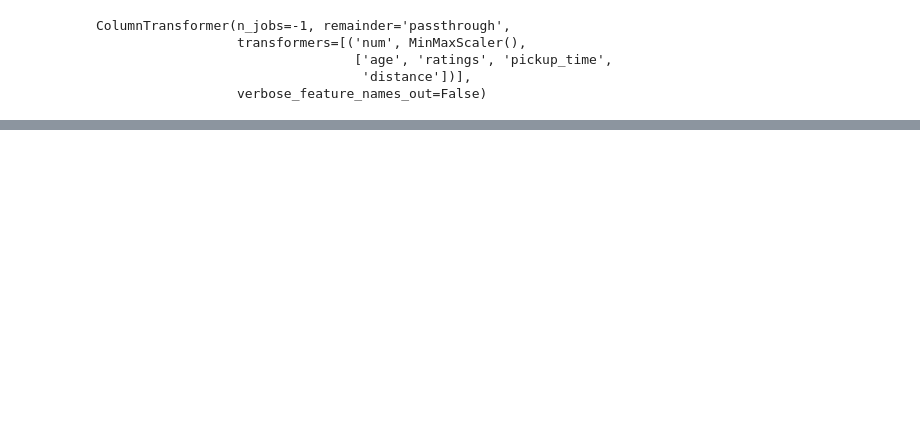
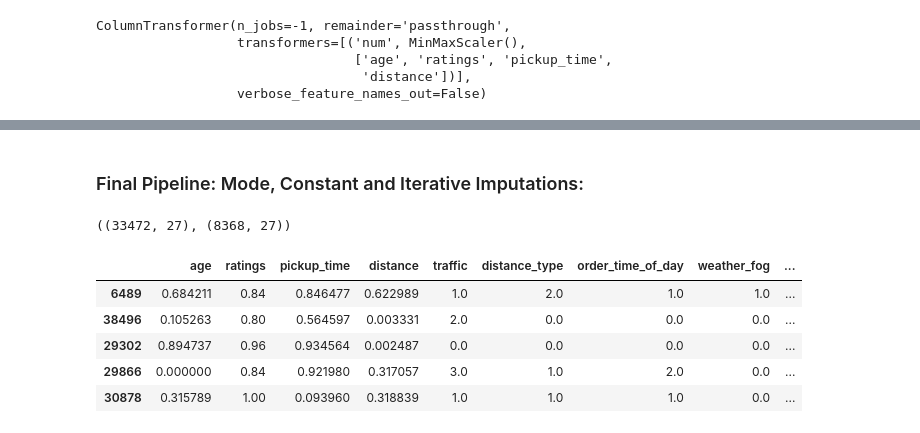
Before and after one commit to PriyanshuMewal/delivery-time-prediction, a Jupyter notebook: notebooks/baseline_experiment.ipynb, the cells around one changed output, grey strips where cells are left out. Saved outputs shown, nothing was run; the diff lists cells and outputs as text; code cells hidden in the pictures; blank space fills up the shorter version.

```diff
--- a/notebooks/baseline_experiment.ipynb
+++ b/notebooks/baseline_experiment.ipynb
@@ -713,0 +720,8 @@ Fitting 5 folds for each of 42 candidates, totalling 210 fits
+# %%
+pipe = Pipeline(steps=[
+    ("impute_cat", impute_categorical_const),
+    ("trf_cat", trf_categorical),
+    ("model", XGBRegressor())
+])
+
+pipe.fit(X_train, y_train)
@@ -713,0 +963,46 @@ Fitting 5 folds for each of 42 candidates, totalling 210 fits
+# %% [markdown]
+### Final Pipeline: Mode, Constant and Iterative Imputations:
+# %%
+lgb_estimator = LGBMRegressor(
+    n_estimators=300, max_depth=-1,
+    learning_rate=0.05, num_leaves=31,
+    subsample=0.8, colsample_bytree=0.8,
+    random_state=42
+)
+
+impute_numerical_iterative = ColumnTransformer(transformers=[
+   ("iterative", IterativeImputer(estimator=lgb_estimator, max_iter=15), num_cols)
+], remainder="passthrough", n_jobs=-1, verbose_feature_names_out=False)
+
+final_preprocessing = Pipeline(steps=[
+    ("impute_cat", impute_categorical_const),
+    ("trf_cat", trf_categorical),
+    ("impute_num", impute_numerical_iterative),
+    ("trf_num", trf_numerical),
+])
+
+processed_X_train = final_preprocessing.fit_transform(X_train)
+processed_X_test = final_preprocessing.transform(X_test)
+# %%
+scaler = StandardScaler()
+
+y_train_scaled = pd.Series(scaler.fit_transform(y_train.values.reshape(y_train.shape[0], 1)).values.ravel(),
+                           index=y_train.index, name=y_train.name)
+y_test_scaled = pd.Series(scaler.transform(y_test.values.reshape(y_test.shape[0], 1)).values.ravel(),
+                           index=y_test.index, name=y_test.name)
+# %%
+processed_X_train["time"] = y_train_scaled
+processed_X_test["time"] = y_test_scaled
+
+processed_X_train.shape, processed_X_test.shape
+# %% [output]
+((33472, 27), (8368, 27))
+# %%
+processed_X_train.head()
+# %% [output]
+|  | age | ratings | pickup_time | distance | traffic | distance_type | order_time_of_day | weather_fog | ... |
+| 6489 | 0.684211 | 0.84 | 0.846477 | 0.622989 | 1.0 | 2.0 | 1.0 | 1.0 | ... |
+| 38496 | 0.105263 | 0.80 | 0.564597 | 0.003331 | 2.0 | 0.0 | 0.0 | 0.0 | ... |
+| 29302 | 0.894737 | 0.96 | 0.934564 | 0.002487 | 0.0 | 0.0 | 0.0 | 0.0 | ... |
+| 29866 | 0.000000 | 0.84 | 0.921980 | 0.317057 | 3.0 | 1.0 | 2.0 | 0.0 | ... |
+| 30878 | 0.315789 | 1.00 | 0.093960 | 0.318839 | 1.0 | 1.0 | 1.0 | 0.0 | ... |
```
Also changed, not shown: parts of 65 cells of this notebook, 12 other files.
